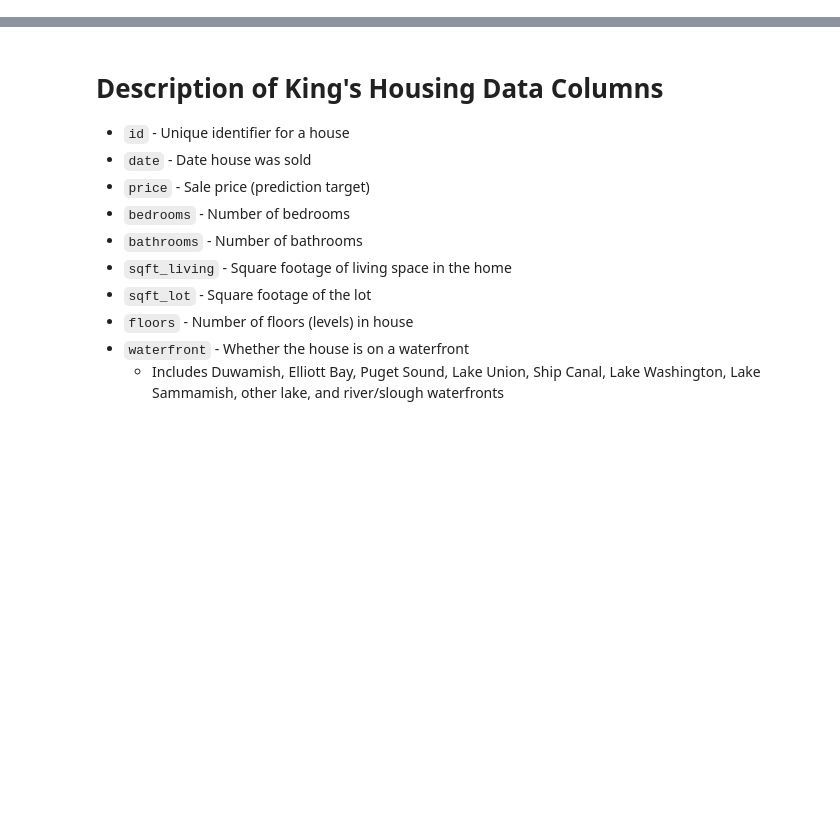
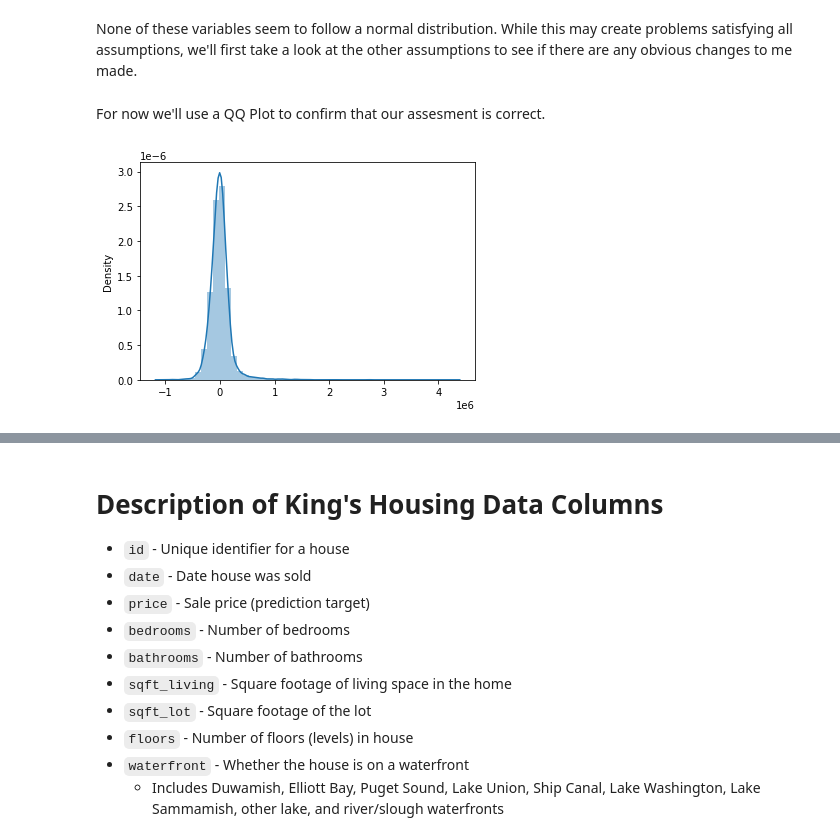
Before and after one commit to DataDoggo215/dsc-phase2-project, a Jupyter notebook: Hoang.ipynb, the cells around one changed output, grey strips where cells are left out. Saved outputs shown, nothing was run; the diff lists cells and outputs as text; code cells hidden in the pictures; blank space fills up the shorter version.

```diff
--- a/Hoang.ipynb
+++ b/Hoang.ipynb
@@ -0,0 +176,5 @@
+# %%
+X = df.drop('price', axis=1)
+y = df['price']
+model_1 = sm.OLS(y, sm.add_constant(X)).fit()
+model_1.summary()
@@ -0,0 +288,8 @@
+# %% [markdown]
+None of these variables seem to follow a normal distribution. While this may create problems satisfying all assumptions, we'll first take a look at the other assumptions to see if there are any obvious changes to me made.
+# %% [markdown]
+For now we'll use a QQ Plot to confirm that our assesment is correct.
+# %%
+sns.distplot(model_1.resid);
+# %% [output]
+[figure, added]
```
Also changed, not shown: parts of 153 cells of this notebook.
